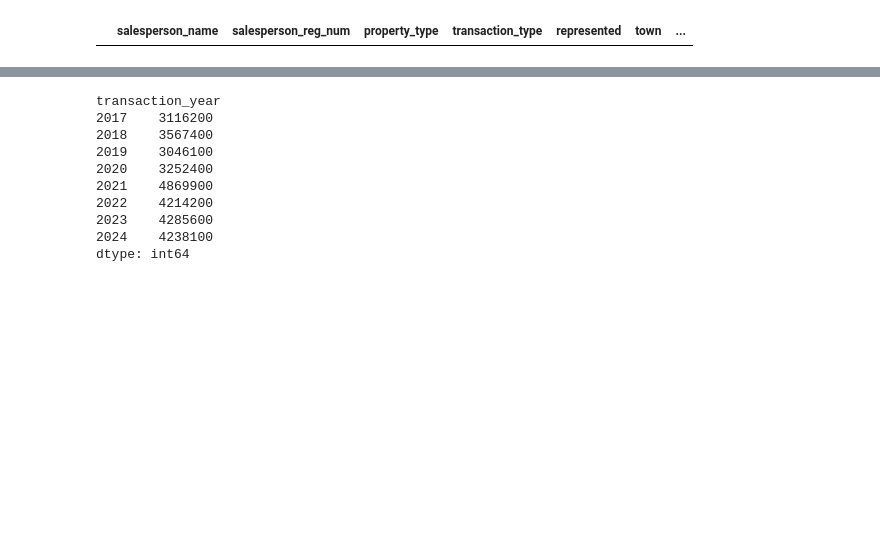
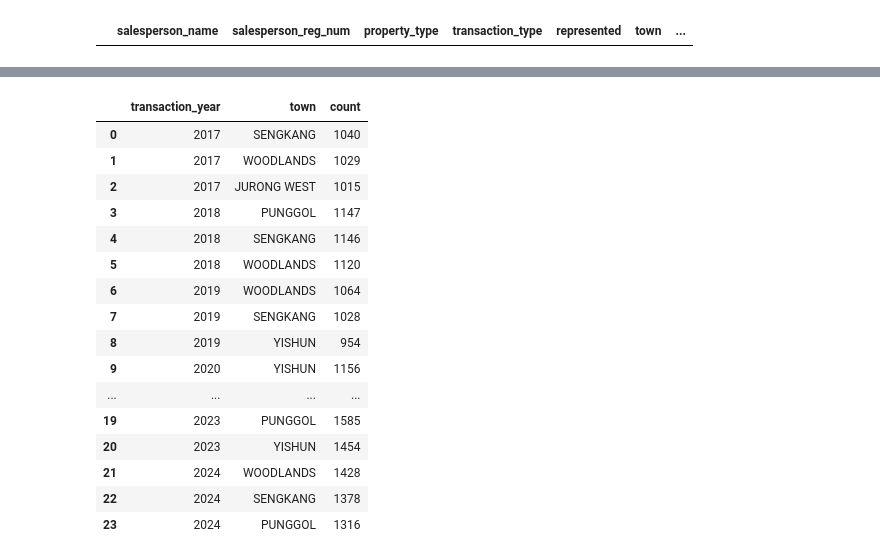
Before and after one commit to racheltlw/qstha, a Jupyter notebook: notebooks/Section1_Q1.ipynb, the cells around one changed output, grey strips where cells are left out. Saved outputs shown, nothing was run; the diff lists cells and outputs as text; code cells hidden in the pictures; blank space fills up the shorter version.

```diff
--- a/notebooks/Section1_Q1.ipynb
+++ b/notebooks/Section1_Q1.ipynb
@@ -420,2 +376,22 @@ cea_hdb_resale
+# %%
+town_counts_buyer.groupby("transaction_year").apply(lambda x: x.nlargest(3, "count")).reset_index(drop=True)
+# %% [output]
+|  | transaction_year | town | count |
+| 0 | 2017 | SENGKANG | 1040 |
+| 1 | 2017 | WOODLANDS | 1029 |
+| 2 | 2017 | JURONG WEST | 1015 |
+| 3 | 2018 | PUNGGOL | 1147 |
+| 4 | 2018 | SENGKANG | 1146 |
+| 5 | 2018 | WOODLANDS | 1120 |
+| 6 | 2019 | WOODLANDS | 1064 |
+| 7 | 2019 | SENGKANG | 1028 |
+| 8 | 2019 | YISHUN | 954 |
+| 9 | 2020 | YISHUN | 1156 |
+| ... | ... | ... | ... |
+| 19 | 2023 | PUNGGOL | 1585 |
+| 20 | 2023 | YISHUN | 1454 |
+| 21 | 2024 | WOODLANDS | 1428 |
+| 22 | 2024 | SENGKANG | 1378 |
+| 23 | 2024 | PUNGGOL | 1316 |
 # %%
 #look at the 2017 and 2018 results
@@ -427,17 +399,3 @@ cea_hdb_1718 = cea_hdb_resale[cea_hdb_resale['transaction_year'] < 2019]
-# %%
-df = cea_hdb_resale
-df.groupby("transaction_year").size()*100
-# %% [output]
-transaction_year
-2017    3116200
-2018    3567400
-2019    3046100
-2020    3252400
-2021    4869900
-2022    4214200
-2023    4285600
-2024    4238100
-dtype: int64
 # %%
 import pandas as pd
 import matplotlib.pyplot as plt
```
Also changed, not shown: parts of 32 cells of this notebook, 5 other files.
